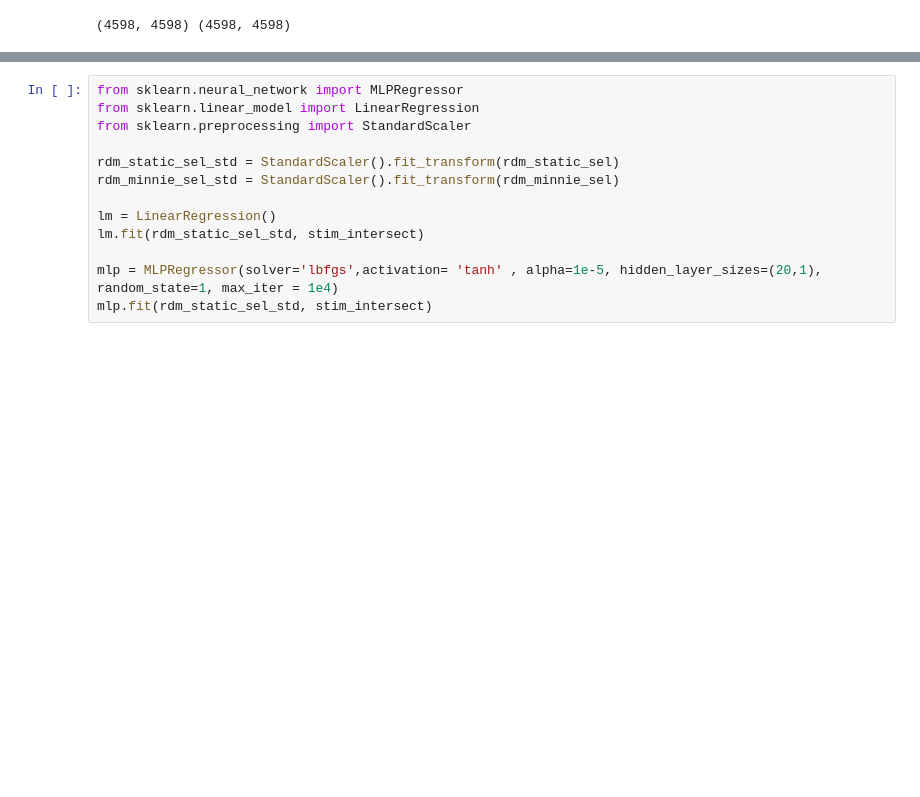
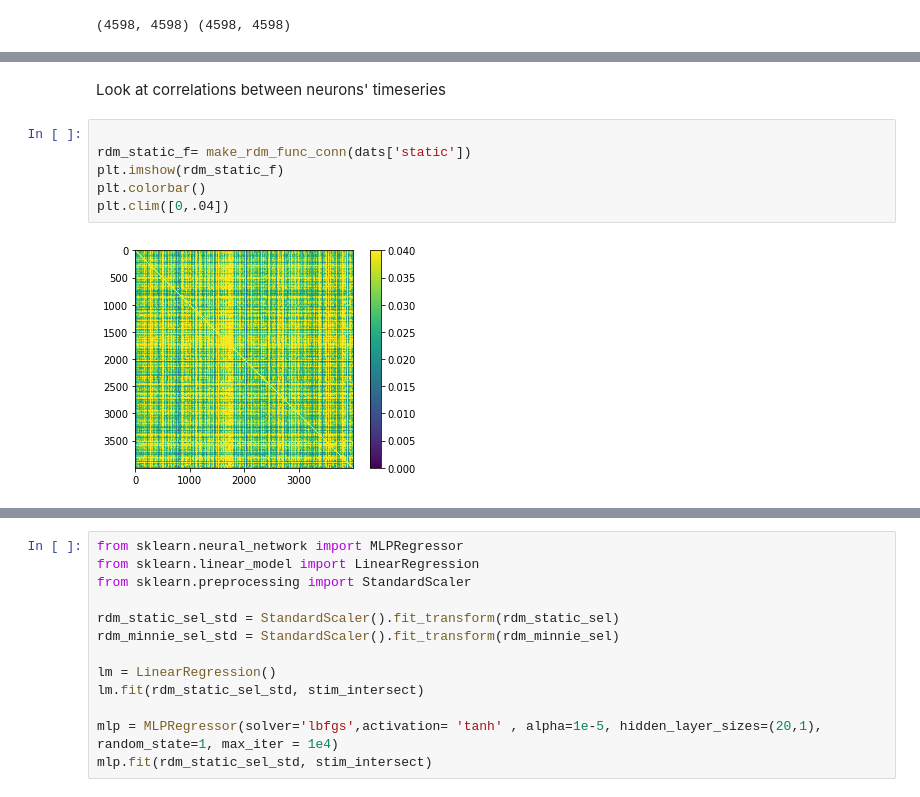
Before and after one commit to sekunder/NMA_Project, a Jupyter notebook: RSA_orientations.ipynb, the cells around one changed output, grey strips where cells are left out. Drawn from its saved outputs; the diff is of its cells as text; blank space fills up the shorter version.

```diff
--- a/RSA_orientations.ipynb
+++ b/RSA_orientations.ipynb
@@ -159,0 +150,10 @@ plt.imshow(rdm_minnie_sel)
+# %% [markdown]
+Look at correlations between neurons' timeseries
+# %%
+
+rdm_static_f= make_rdm_func_conn(dats['static'])
+plt.imshow(rdm_static_f)
+plt.colorbar()
+plt.clim([0,.04])
+# %% [output]
+[figure, added]
```
Also changed, not shown: parts of 18 cells of this notebook.
